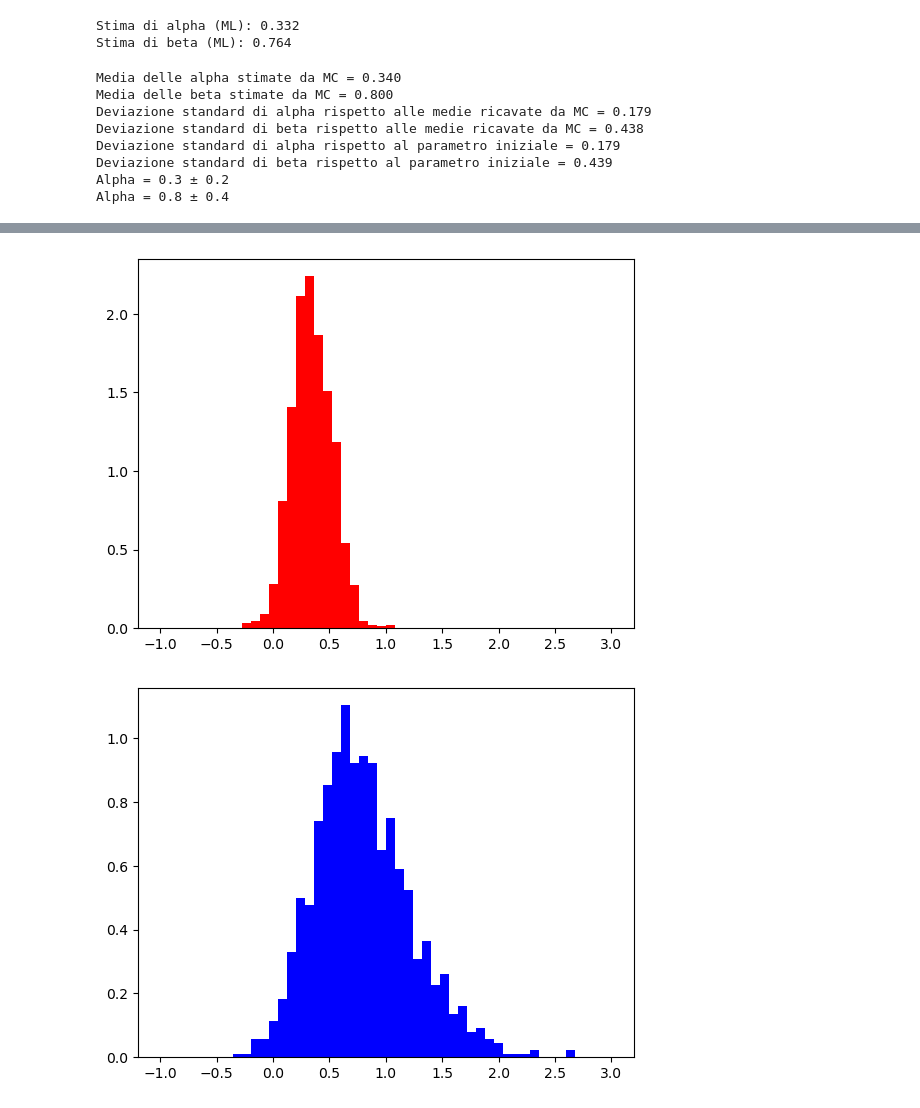
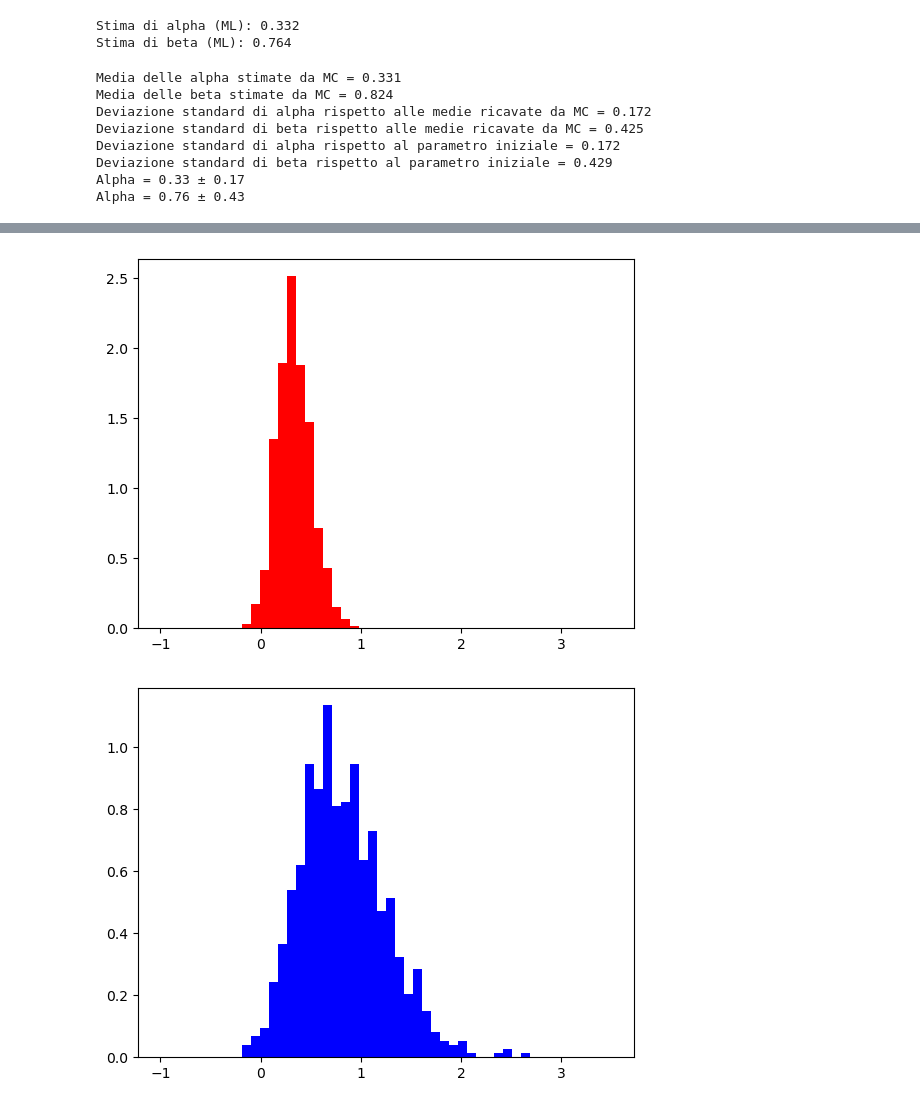
Before and after one commit to Zack9961/ExperimentalDataAnalysis-Projects, a Jupyter notebook: Progetto1_Maximum_Likelihood_with_two_parameters.ipynb, the cells around one changed output, grey strips where cells are left out. Cells and saved outputs as stored; diff of their text form; code cells hidden in the pictures.

```diff
--- a/Progetto1_Maximum_Likelihood_with_two_parameters.ipynb
+++ b/Progetto1_Maximum_Likelihood_with_two_parameters.ipynb
@@ -48,7 +48,7 @@ Stima di beta (ML): 0.764
 
 
 # Numero di prove e osservazioni
-N = 400000
+N = 300000
 nOss = 200
 
 rand_x = np.random.uniform(xmin,xmax,N)
@@ -70,8 +70,6 @@ for i in range(N):
   if(rand_y[i] < y[i]):
     accepted_x.append(rand_x[i])
     count = count + 1
-
-
 
 
 estimated_alpha_array_from_MC = []
@@ -125,24 +123,24 @@ print(f"Deviazione standard di alpha rispetto alle medie ricavate da MC = {np.sq
 print(f"Deviazione standard di beta rispetto alle medie ricavate da MC = {np.sqrt(var_beta_MC):.3f}")
 print(f"Deviazione standard di alpha rispetto al parametro iniziale = {np.sqrt(var_alpha):.3f}")
 print(f"Deviazione standard di beta rispetto al parametro iniziale = {np.sqrt(var_beta):.3f}")
-print(f"Alpha = {estimated_alpha:.1f} ± {np.sqrt(var_alpha):.1f}")
-print(f"Alpha = {estimated_beta:.1f} ± {np.sqrt(var_beta):.1f}")
+print(f"Alpha = {estimated_alpha:.2f} ± {np.sqrt(var_alpha):.2f}")
+print(f"Alpha = {estimated_beta:.2f} ± {np.sqrt(var_beta):.2f}")
 
 
 # Grafico della pdf della formula
 plt.hist(accepted_x,100,(-1,1), density=True)
 plt.show()
 # Grafico della distribuzione dei parametri
-plt.hist(estimated_alpha_array_from_MC,50,(-1,3), color = "red", density = True)
+plt.hist(estimated_alpha_array_from_MC,50,(-1,3.5), color = "red", density = True)
 plt.show()
-plt.hist(estimated_beta_array_from_MC,50,(-1,3), color = "blue", density = True)
+plt.hist(estimated_beta_array_from_MC,50,(-1,3.5), color = "blue", density = True)
 plt.show()
 # %% [output]
-Media delle alpha stimate da MC = 0.340
-Media delle beta stimate da MC = 0.800
-Deviazione standard di alpha rispetto alle medie ricavate da MC = 0.179
-Deviazione standard di beta rispetto alle medie ricavate da MC = 0.438
-Deviazione standard di alpha rispetto al parametro iniziale = 0.179
-Deviazione standard di beta rispetto al parametro iniziale = 0.439
-Alpha = 0.3 ± 0.2
-Alpha = 0.8 ± 0.4
+Media delle alpha stimate da MC = 0.331
+Media delle beta stimate da MC = 0.824
+Deviazione standard di alpha rispetto alle medie ricavate da MC = 0.172
+Deviazione standard di beta rispetto alle medie ricavate da MC = 0.425
+Deviazione standard di alpha rispetto al parametro iniziale = 0.172
+Deviazione standard di beta rispetto al parametro iniziale = 0.429
+Alpha = 0.33 ± 0.17
+Alpha = 0.76 ± 0.43
@@ -150,5 +148,5 @@ Alpha = 0.8 ± 0.4
-[figure, old version]
+[figure, new version]
-[figure, old version]
+[figure, new version]
 # %%
 # Grafico della ML
 
```
Also changed, not shown: parts of 3 cells of this notebook.
